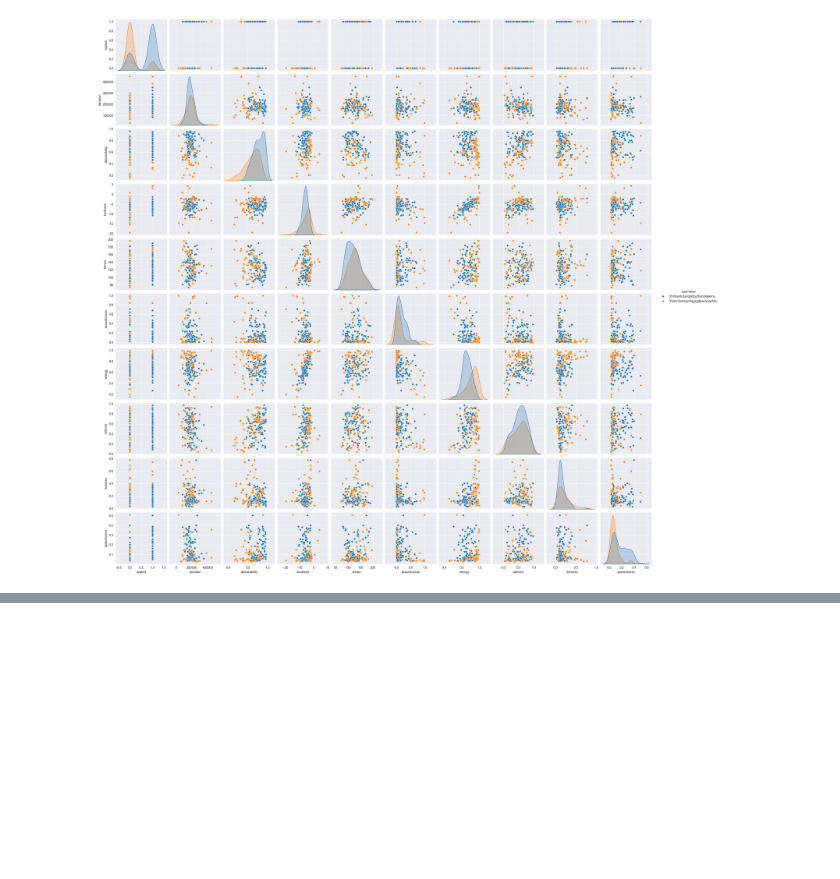
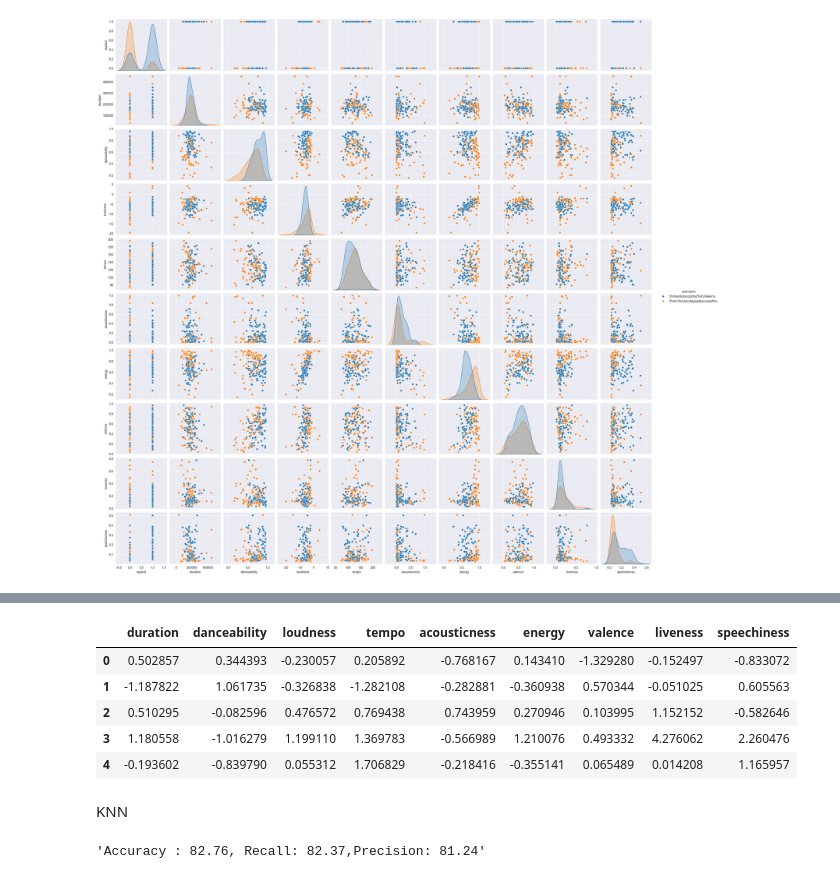
Before and after one commit to aleksandra0KR/MatchingApp, a Jupyter notebook: getDataFromSpotify.ipynb, the cells around one changed output, grey strips where cells are left out. Drawn from its saved outputs; the diff is of its cells as text; code cells hidden in the pictures; blank space fills up the shorter version.

```diff
--- a/getDataFromSpotify.ipynb
+++ b/getDataFromSpotify.ipynb
@@ -116,0 +116,3 @@ music_pairplot
+# %%
+from sklearn.preprocessing import StandardScaler
+scaler = StandardScaler()
@@ -116,0 +123,13 @@ music_pairplot
+# %%
+scaled_features = scaler.transform(df_songs.drop(['username','artist','explicit','track_name','id'], axis=1))
+df_standardised = pd.DataFrame(scaled_features, columns=df_songs.columns[5:])
+df_standardised.head()
+# %% [output]
+|  | duration | danceability | loudness | tempo | acousticness | energy | valence | liveness | speechiness |
+| 0 | 0.502857 | 0.344393 | -0.230057 | 0.205892 | -0.768167 | 0.143410 | -1.329280 | -0.152497 | -0.833072 |
+| 1 | -1.187822 | 1.061735 | -0.326838 | -1.282108 | -0.282881 | -0.360938 | 0.570344 | -0.051025 | 0.605563 |
+| 2 | 0.510295 | -0.082596 | 0.476572 | 0.769438 | 0.743959 | 0.270946 | 0.103995 | 1.152152 | -0.582646 |
+| 3 | 1.180558 | -1.016279 | 1.199110 | 1.369783 | -0.566989 | 1.210076 | 0.493332 | 4.276062 | 2.260476 |
+| 4 | -0.193602 | -0.839790 | 0.055312 | 1.706829 | -0.218416 | -0.355141 | 0.065489 | 0.014208 | 1.165957 |
+# %% [markdown]
+KNN
@@ -116,0 +153,8 @@ music_pairplot
+# %%
+knn_accuracy_score = accuracy_score(y_test, pred_knn)*100
+knn_recall_score = recall_score(y_test, pred_knn, average='macro')*100
+knn_precision_score = precision_score(y_test, pred_knn, average='macro')*100
+
+f"Accuracy : {knn_accuracy_score:.2f}, Recall: {knn_recall_score:.2f},Precision: {knn_precision_score:.2f}"
+# %% [output]
+'Accuracy : 82.76, Recall: 82.37,Precision: 81.24'
```
Also changed, not shown: parts of 12 cells of this notebook.
